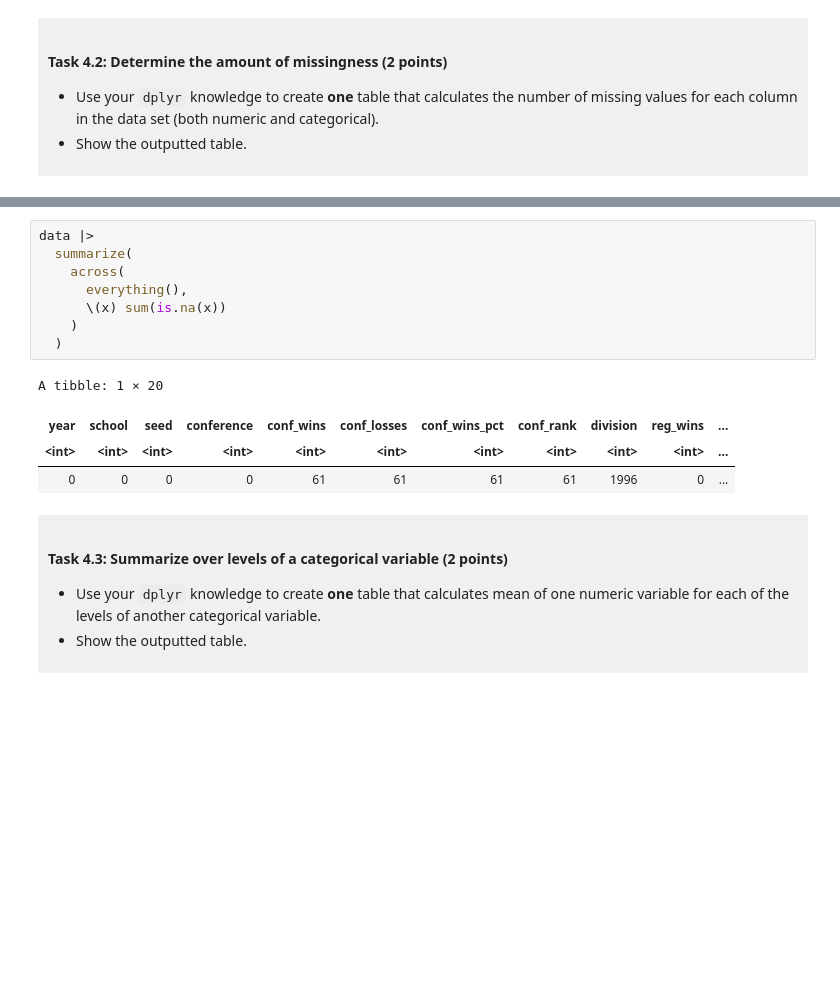
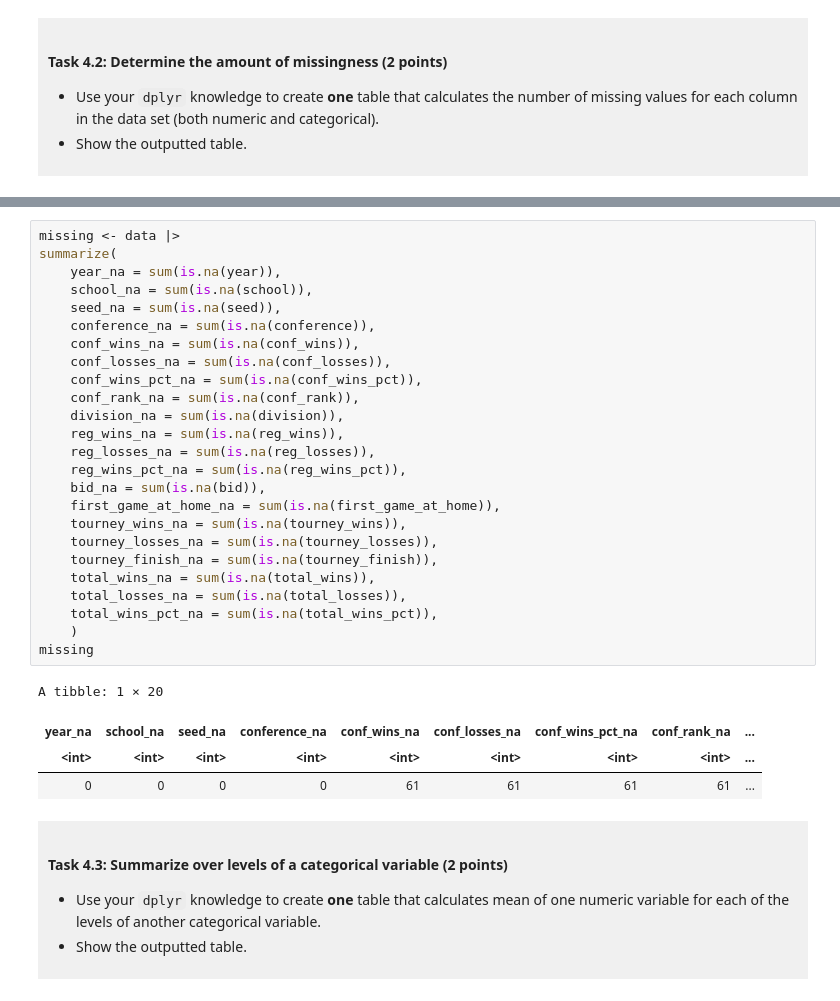
Before and after one commit to Onion21212121/DSCI100_project_AnYan, a Jupyter notebook: dsci-100-project-notebook.ipynb, the cells around one changed output, grey strips where cells are left out. Saved outputs shown, nothing was run; the diff lists cells and outputs as text; blank space fills up the shorter version.

```diff
--- a/dsci-100-project-notebook.ipynb
+++ b/dsci-100-project-notebook.ipynb
@@ -312,16 +330,33 @@ A tibble: 1 × 12
 # %%
-data |>
-  summarize(
-    across(
-      everything(),
-      \(x) sum(is.na(x))
+missing <- data |>
+summarize(
+    year_na = sum(is.na(year)),
+    school_na = sum(is.na(school)),
+    seed_na = sum(is.na(seed)),
+    conference_na = sum(is.na(conference)),
+    conf_wins_na = sum(is.na(conf_wins)),
+    conf_losses_na = sum(is.na(conf_losses)),
+    conf_wins_pct_na = sum(is.na(conf_wins_pct)),
+    conf_rank_na = sum(is.na(conf_rank)),
+    division_na = sum(is.na(division)),
+    reg_wins_na = sum(is.na(reg_wins)),
+    reg_losses_na = sum(is.na(reg_losses)),
+    reg_wins_pct_na = sum(is.na(reg_wins_pct)),
+    bid_na = sum(is.na(bid)),
+    first_game_at_home_na = sum(is.na(first_game_at_home)),
+    tourney_wins_na = sum(is.na(tourney_wins)),
+    tourney_losses_na = sum(is.na(tourney_losses)),
+    tourney_finish_na = sum(is.na(tourney_finish)),
+    total_wins_na = sum(is.na(total_wins)),
+    total_losses_na = sum(is.na(total_losses)),
+    total_wins_pct_na = sum(is.na(total_wins_pct)),
     )
-  )
+missing
 # %% [output]
 A tibble: 1 × 20
-| year | school | seed | conference | conf_wins | conf_losses | conf_wins_pct | conf_rank | division | reg_wins | ... |
-| <int> | <int> | <int> | <int> | <int> | <int> | <int> | <int> | <int> | <int> | ... |
-| 0 | 0 | 0 | 0 | 61 | 61 | 61 | 61 | 1996 | 0 | ... |
+| year_na | school_na | seed_na | conference_na | conf_wins_na | conf_losses_na | conf_wins_pct_na | conf_rank_na | ... |
+| <int> | <int> | <int> | <int> | <int> | <int> | <int> | <int> | ... |
+| 0 | 0 | 0 | 0 | 61 | 61 | 61 | 61 | ... |
 # %% [markdown]
 <div style="background-color: #f0f0f0; padding: 10px;">
 
```
Also changed, not shown: parts of 8 cells of this notebook.
